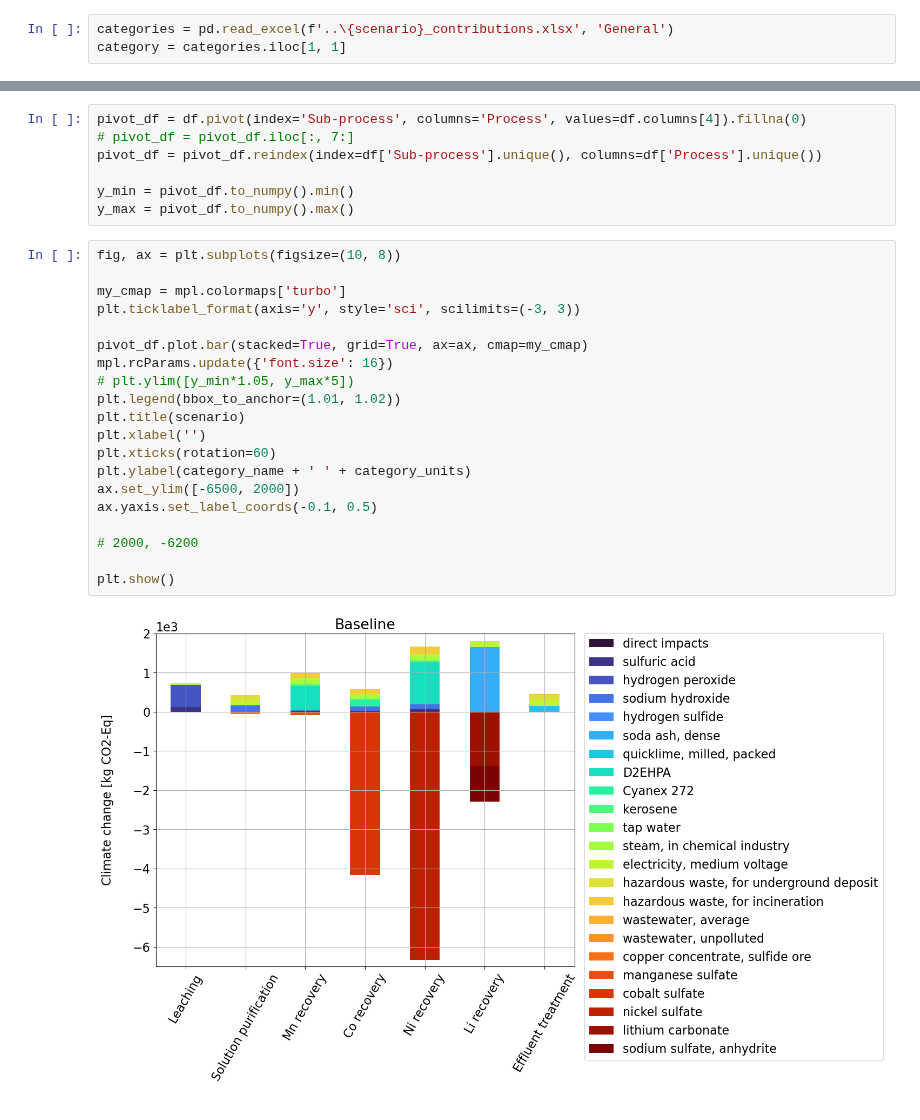
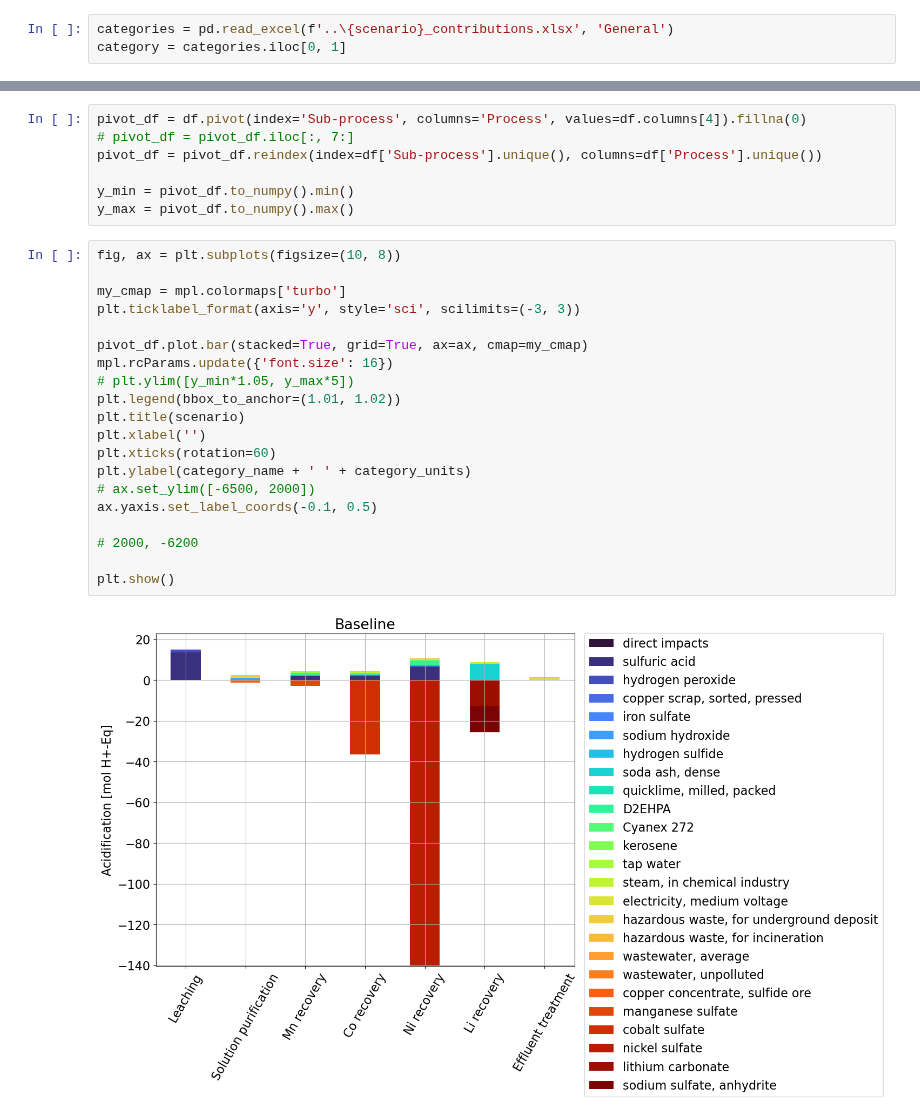
Before and after one commit to laphei/openlca-contributor, a Jupyter notebook: manual_contributor.ipynb, the cells around one changed output, grey strips where cells are left out. Cells and saved outputs as stored; diff of their text form.

```diff
--- a/manual_contributor.ipynb
+++ b/manual_contributor.ipynb
@@ -19,7 +19,7 @@ scenario = 'Baseline'
 # scenario = 'CuFe-LFP'
 # %%
 categories = pd.read_excel(f'..\{scenario}_contributions.xlsx', 'General')
-category = categories.iloc[1, 1]
+category = categories.iloc[0, 1]
 # %%
 df = pd.read_excel(f'..\{scenario}_contributions.xlsx', category).dropna()
 
@@ -116,22 +160,22 @@ y_max = pivot_df.to_numpy().max()
 # %%
 fig, ax = plt.subplots(figsize=(10, 8))
 
 my_cmap = mpl.colormaps['turbo']
 plt.ticklabel_format(axis='y', style='sci', scilimits=(-3, 3))
 
 pivot_df.plot.bar(stacked=True, grid=True, ax=ax, cmap=my_cmap)
 mpl.rcParams.update({'font.size': 16})
 # plt.ylim([y_min*1.05, y_max*5])
 plt.legend(bbox_to_anchor=(1.01, 1.02))
 plt.title(scenario)
 plt.xlabel('')
 plt.xticks(rotation=60)
 plt.ylabel(category_name + ' ' + category_units)
-ax.set_ylim([-6500, 2000])
+# ax.set_ylim([-6500, 2000])
 ax.yaxis.set_label_coords(-0.1, 0.5)
 
 # 2000, -6200
 
 plt.show()
 # %% [output]
-[figure, old version]
+[figure, new version]
```
Also changed, not shown: parts of 2 cells of this notebook.
